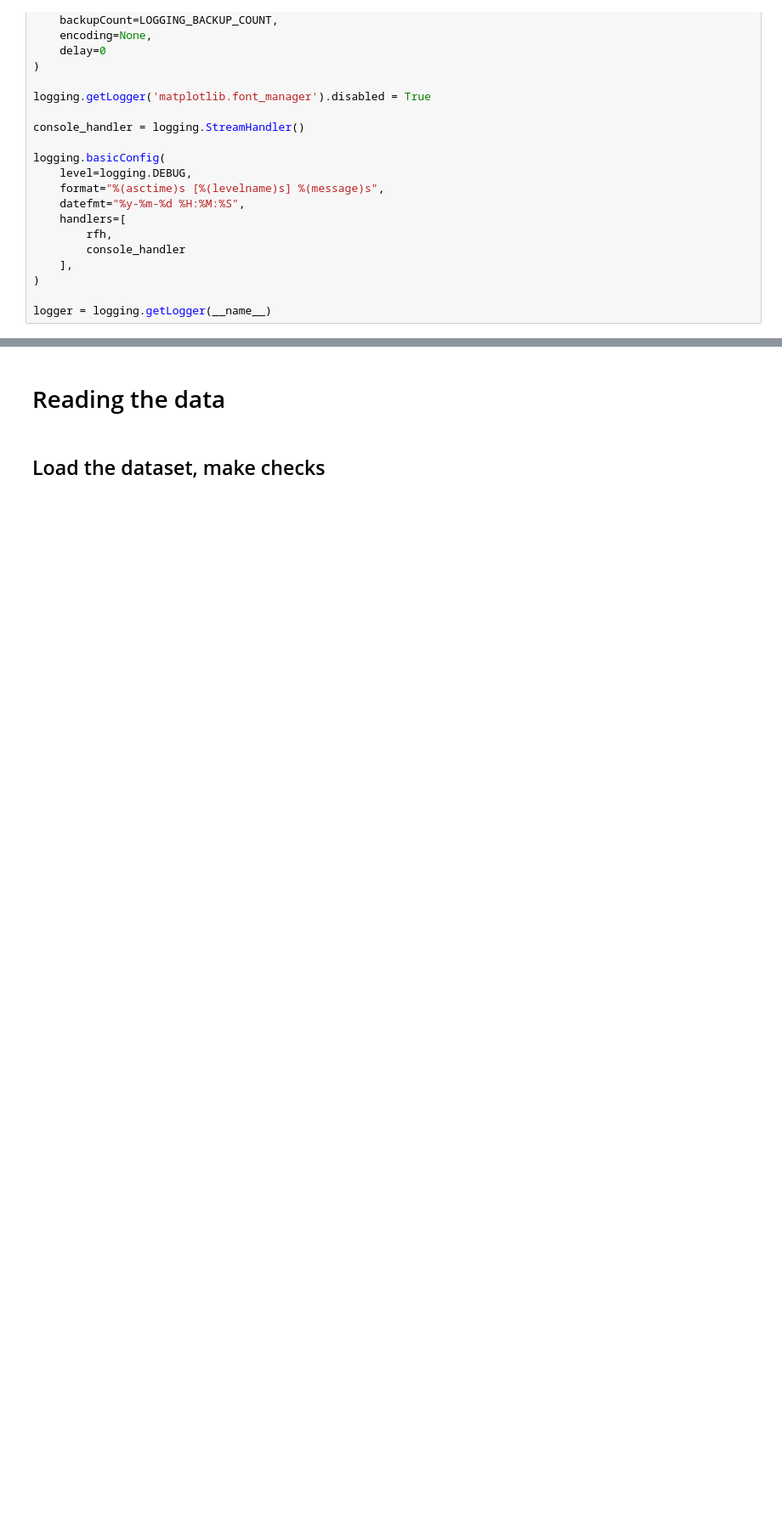
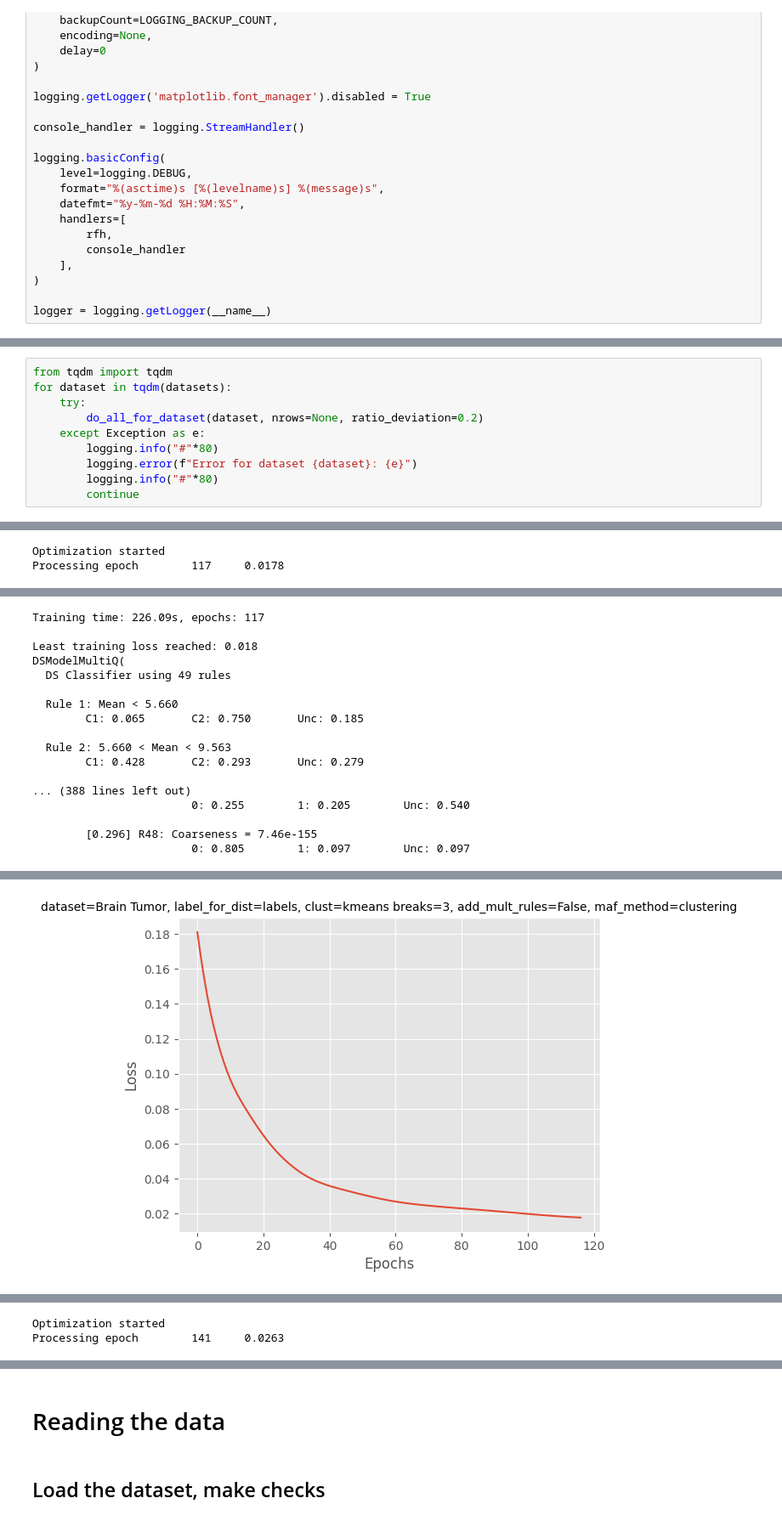
Before and after one commit to HaykTarkhanyan/CDSGD, a Jupyter notebook: cdsgd/clean.ipynb, the cells around one changed output, grey strips where cells are left out. Shown: that part at 85% size. Saved outputs shown, nothing was run; the diff lists cells and outputs as text; blank space fills up the shorter version.

```diff
--- a/cdsgd/clean.ipynb
+++ b/cdsgd/clean.ipynb
@@ -72,0 +241,11 @@ logging.info(f"Found {len(datasets)} datasets")
+# %%
+from tqdm import tqdm
+for dataset in tqdm(datasets):
+    try:
+        do_all_for_dataset(dataset, nrows=None, ratio_deviation=0.2)
+    except Exception as e:
+        logging.info("#"*80)
+        logging.error(f"Error for dataset {dataset}: {e}")
+        logging.info("#"*80)
+        continue
+# %% [output]
@@ -72,0 +269,2 @@ logging.info(f"Found {len(datasets)} datasets")
+Optimization started
+Processing epoch        117     0.0178
@@ -72,0 +272,17 @@ logging.info(f"Found {len(datasets)} datasets")
+Training time: 226.09s, epochs: 117
+
+Least training loss reached: 0.018
+DSModelMultiQ(
+  DS Classifier using 49 rules
+
+  Rule 1: Mean < 5.660
+        C1: 0.065       C2: 0.750       Unc: 0.185
+
+  Rule 2: 5.660 < Mean < 9.563
+        C1: 0.428       C2: 0.293       Unc: 0.279
+
+... (388 lines left out)
+                        0: 0.255        1: 0.205        Unc: 0.540
+
+        [0.296] R48: Coarseness = 7.46e-155
+                        0: 0.805        1: 0.097        Unc: 0.097
@@ -72,0 +293 @@ logging.info(f"Found {len(datasets)} datasets")
+[figure, added]
@@ -72,0 +302,2 @@ logging.info(f"Found {len(datasets)} datasets")
+Optimization started
+Processing epoch        141     0.0263
```
Also changed, not shown: parts of 19 cells of this notebook, 53 other files.
